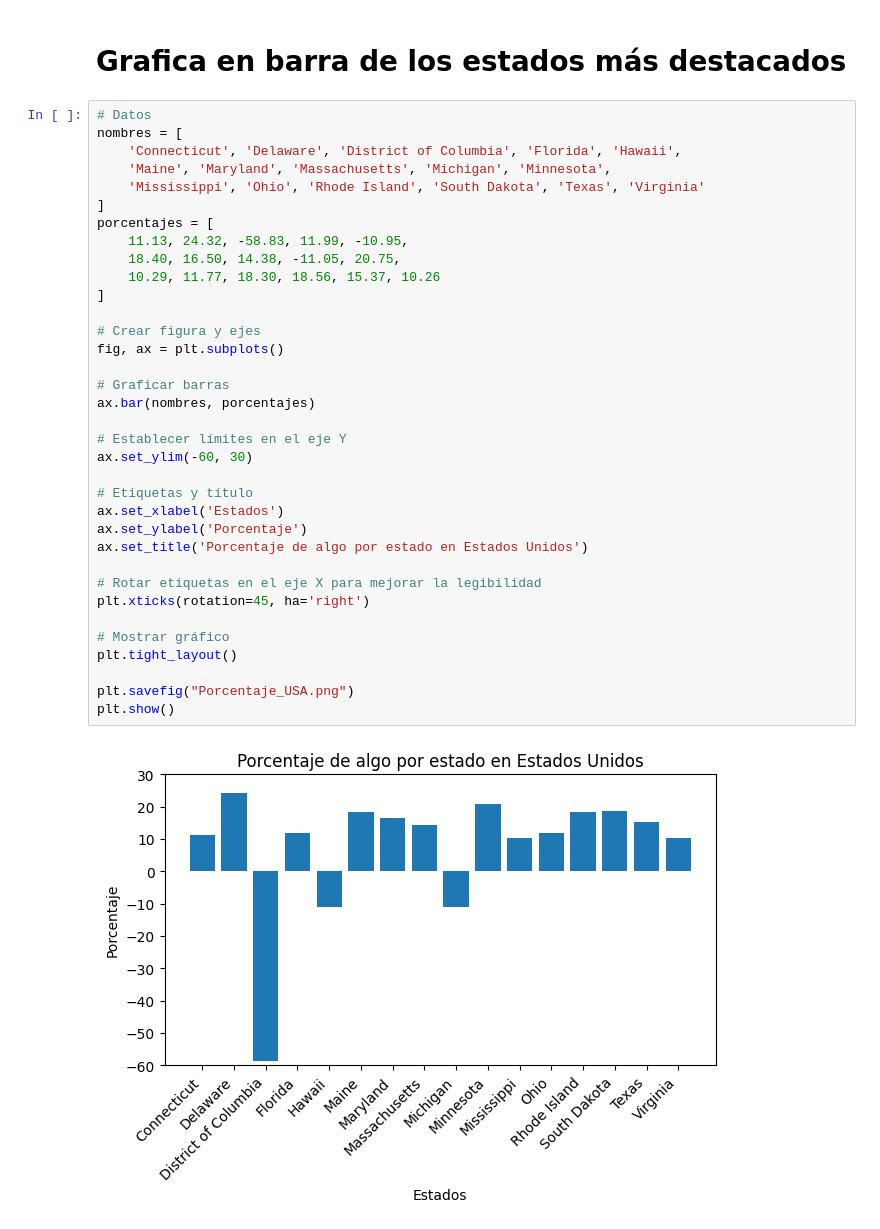
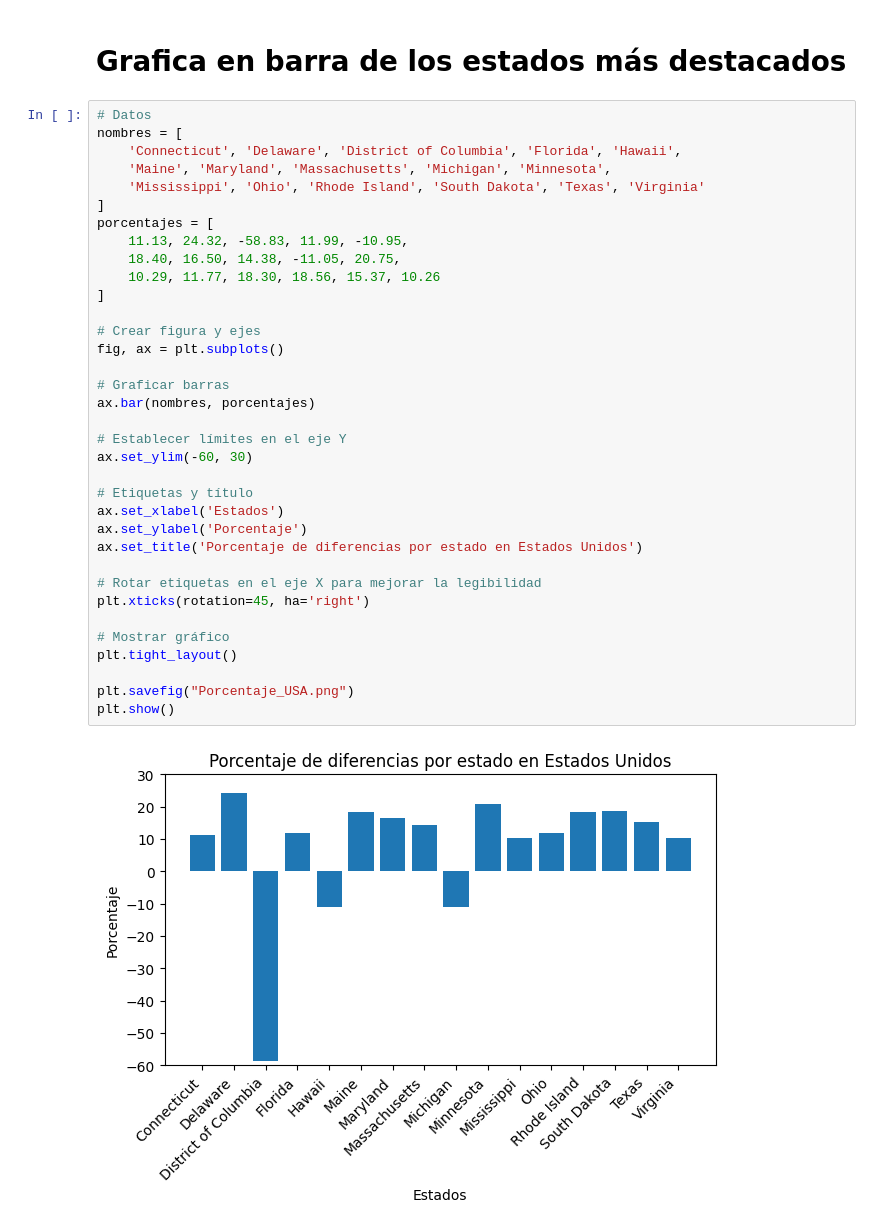
Before and after one commit to DavidBL0o0/Mineria-Solemne-1, a Jupyter notebook: Mineria_de_Datos.ipynb, the cells around one changed output. Drawn from its saved outputs; the diff is of its cells as text.

```diff
--- a/Mineria_de_Datos.ipynb
+++ b/Mineria_de_Datos.ipynb
@@ -287,32 +287,32 @@ nombres = [
     'Mississippi', 'Ohio', 'Rhode Island', 'South Dakota', 'Texas', 'Virginia'
 ]
 porcentajes = [
     11.13, 24.32, -58.83, 11.99, -10.95,
     18.40, 16.50, 14.38, -11.05, 20.75,
     10.29, 11.77, 18.30, 18.56, 15.37, 10.26
 ]
 
 # Crear figura y ejes
 fig, ax = plt.subplots()
 
 # Graficar barras
 ax.bar(nombres, porcentajes)
 
 # Establecer límites en el eje Y
 ax.set_ylim(-60, 30)
 
 # Etiquetas y título
 ax.set_xlabel('Estados')
 ax.set_ylabel('Porcentaje')
-ax.set_title('Porcentaje de algo por estado en Estados Unidos')
+ax.set_title('Porcentaje de diferencias por estado en Estados Unidos')
 
 # Rotar etiquetas en el eje X para mejorar la legibilidad
 plt.xticks(rotation=45, ha='right')
 
 # Mostrar gráfico
 plt.tight_layout()
 
 plt.savefig("Porcentaje_USA.png")
 plt.show()
 # %% [output]
-[figure, old version]
+[figure, new version]
```
